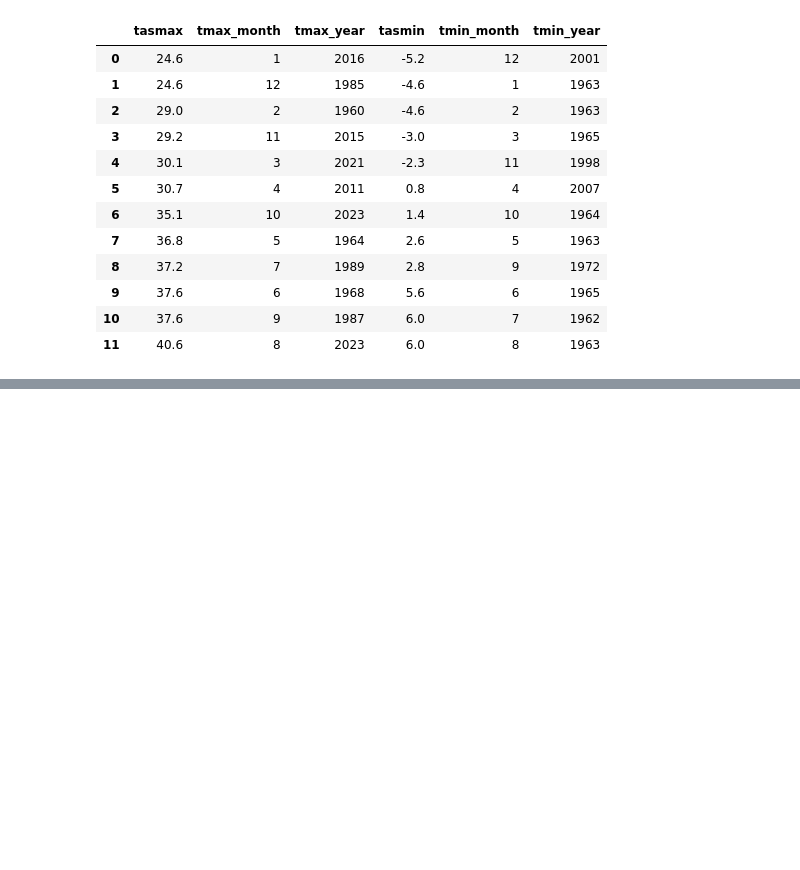
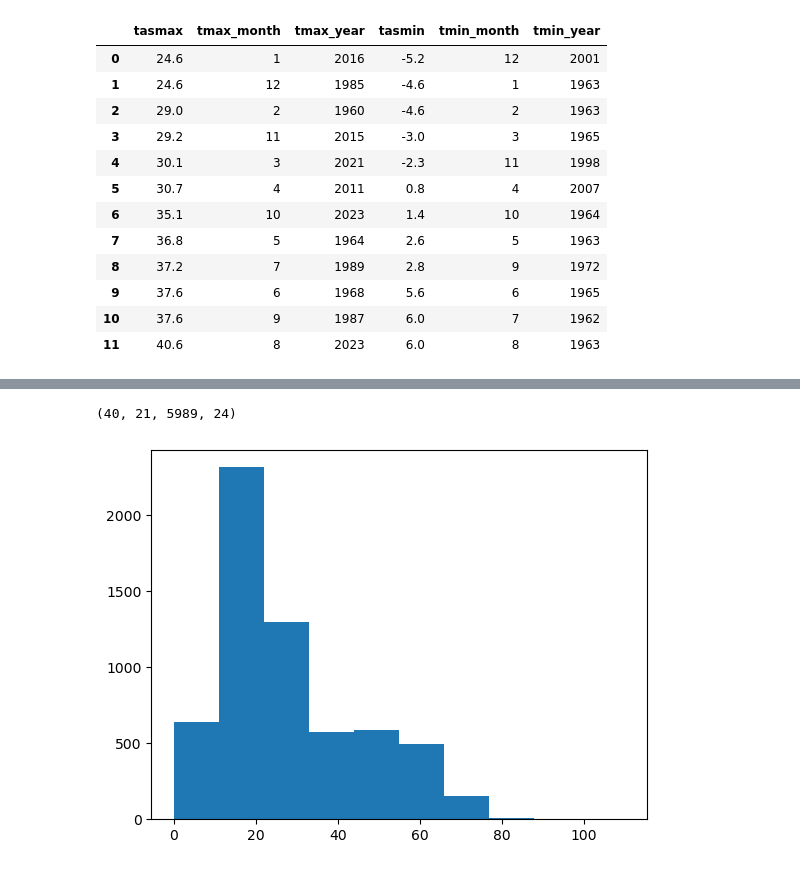
Before and after one commit to zequihg50/ghcnd-dsg, a Jupyter notebook: remote.ipynb, the cells around one changed output, grey strips where cells are left out. Cells and saved outputs as stored; diff of their text form; code cells hidden in the pictures; blank space fills up the shorter version.

```diff
--- a/remote.ipynb
+++ b/remote.ipynb
@@ -187,0 +208,13 @@ extremes
+# %%
+(np.char.startswith(stations, "AR0").sum(),
+ np.char.startswith(stations, "CI").sum(),
+ np.char.startswith(stations, "BR").sum(),
+ np.char.startswith(stations, "PA").sum())
+# %% [output]
+(40, 21, 5989, 24)
+# %%
+fig, ax = plt.subplots()
+
+h = ax.hist(rowSize[mask] // 360)
+# %% [output]
+[figure, added]
```
Also changed, not shown: parts of 3 cells of this notebook.
